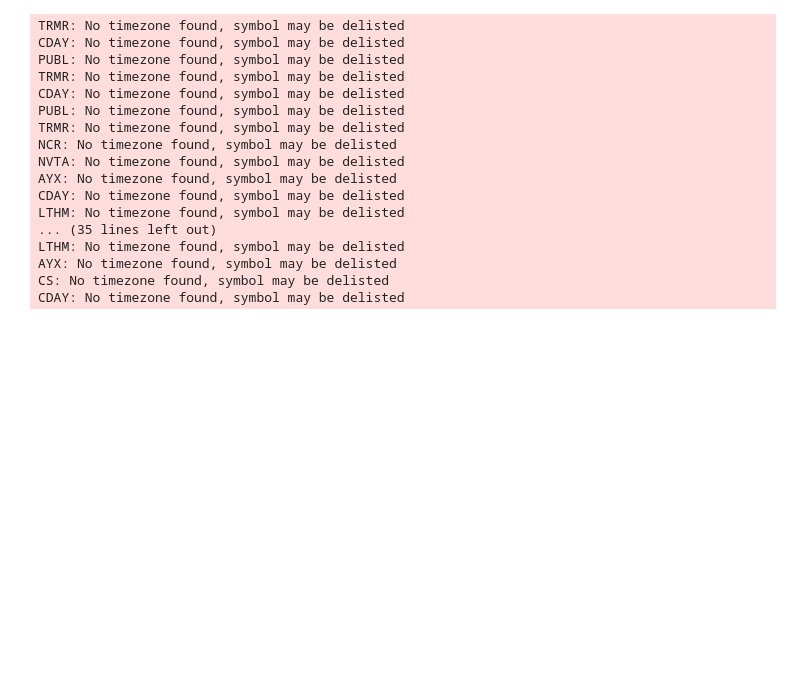
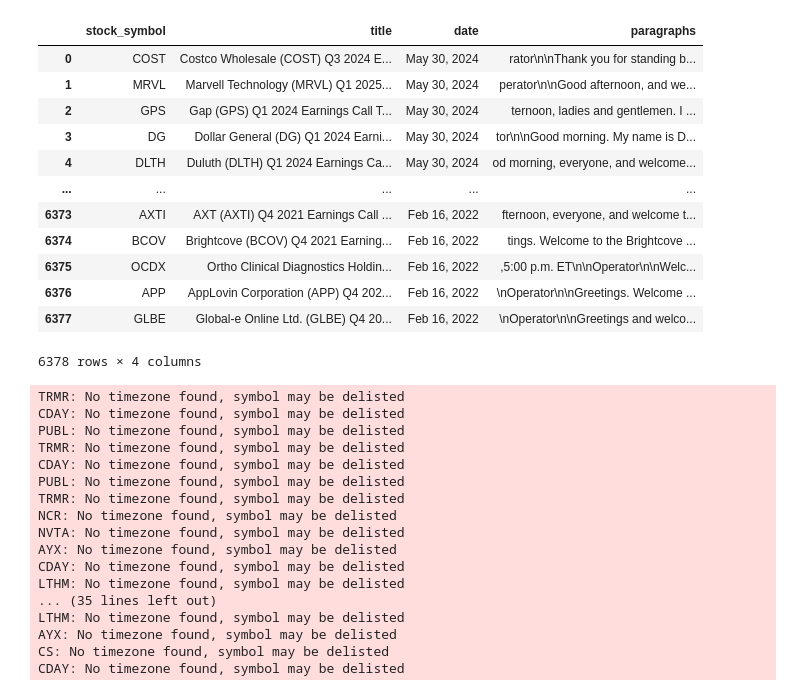
Before and after one commit to WangZiRongPraetorianGuard/earnings-call-predict-stock-price-movement, a Jupyter notebook: stock_price_volatility.ipynb, the cells around one changed output. Cells and saved outputs as stored; diff of their text form; code cells hidden in the pictures; blank space fills up the shorter version.

```diff
--- a/stock_price_volatility.ipynb
+++ b/stock_price_volatility.ipynb
@@ -1,9 +1,23 @@
 # %%
 import pandas as pd
 # 讀取 CSV 檔案到資料框中
-df = pd.read_csv('0522_no_label_data.csv')
+df = pd.read_csv('scraping_data/0531_no_label_data.csv')
 # 顯示資料框的前幾行
 df
+# %% [output]
+|  | stock_symbol | title | date | paragraphs |
+| 0 | COST | Costco Wholesale (COST) Q3 2024 E... | May 30, 2024 | rator\n\nThank you for standing b... |
+| 1 | MRVL | Marvell Technology (MRVL) Q1 2025... | May 30, 2024 | perator\n\nGood afternoon, and we... |
+| 2 | GPS | Gap (GPS) Q1 2024 Earnings Call T... | May 30, 2024 | ternoon, ladies and gentlemen. I ... |
+| 3 | DG | Dollar General (DG) Q1 2024 Earni... | May 30, 2024 | tor\n\nGood morning. My name is D... |
+| 4 | DLTH | Duluth (DLTH) Q1 2024 Earnings Ca... | May 30, 2024 | od morning, everyone, and welcome... |
+| ... | ... | ... | ... | ... |
+| 6373 | AXTI | AXT (AXTI) Q4 2021 Earnings Call ... | Feb 16, 2022 | fternoon, everyone, and welcome t... |
+| 6374 | BCOV | Brightcove (BCOV) Q4 2021 Earning... | Feb 16, 2022 | tings. Welcome to the Brightcove ... |
+| 6375 | OCDX | Ortho Clinical Diagnostics Holdin... | Feb 16, 2022 | ,5:00 p.m. ET\n\nOperator\n\nWelc... |
+| 6376 | APP | AppLovin Corporation (APP) Q4 202... | Feb 16, 2022 | \nOperator\n\nGreetings. Welcome ... |
+| 6377 | GLBE | Global-e Online Ltd. (GLBE) Q4 20... | Feb 16, 2022 | \nOperator\n\nGreetings and welco... |
+6378 rows × 4 columns
 # %%
 import yfinance as yf
 import pandas as pd
```
Also changed, not shown: parts of 1 cell of this notebook, 5 other files.
